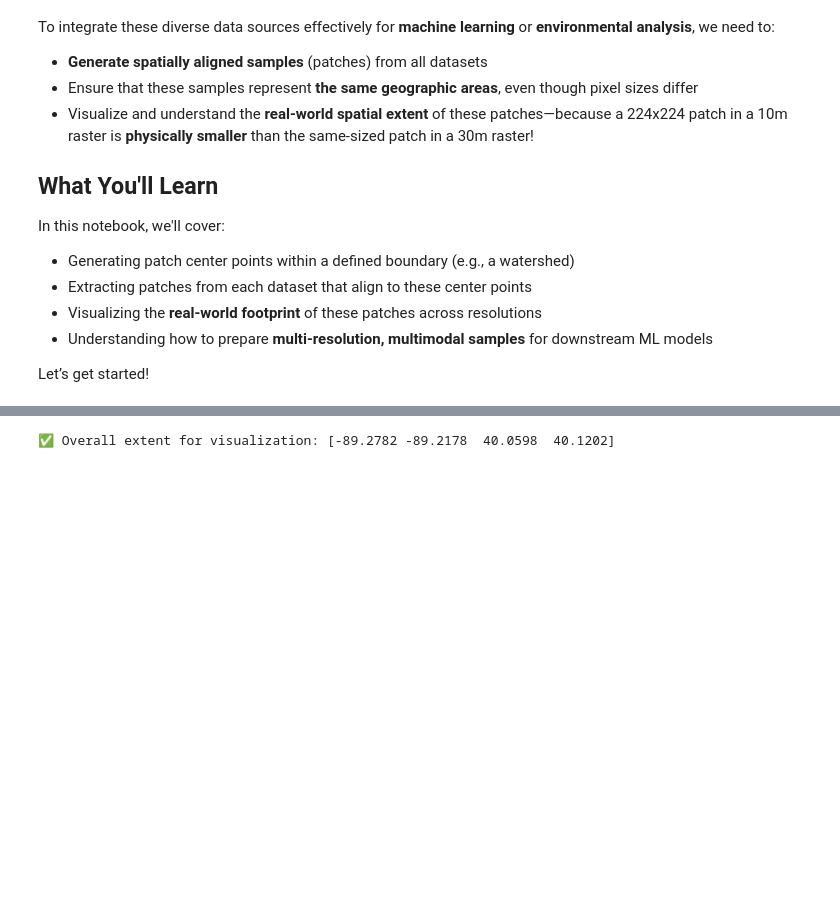
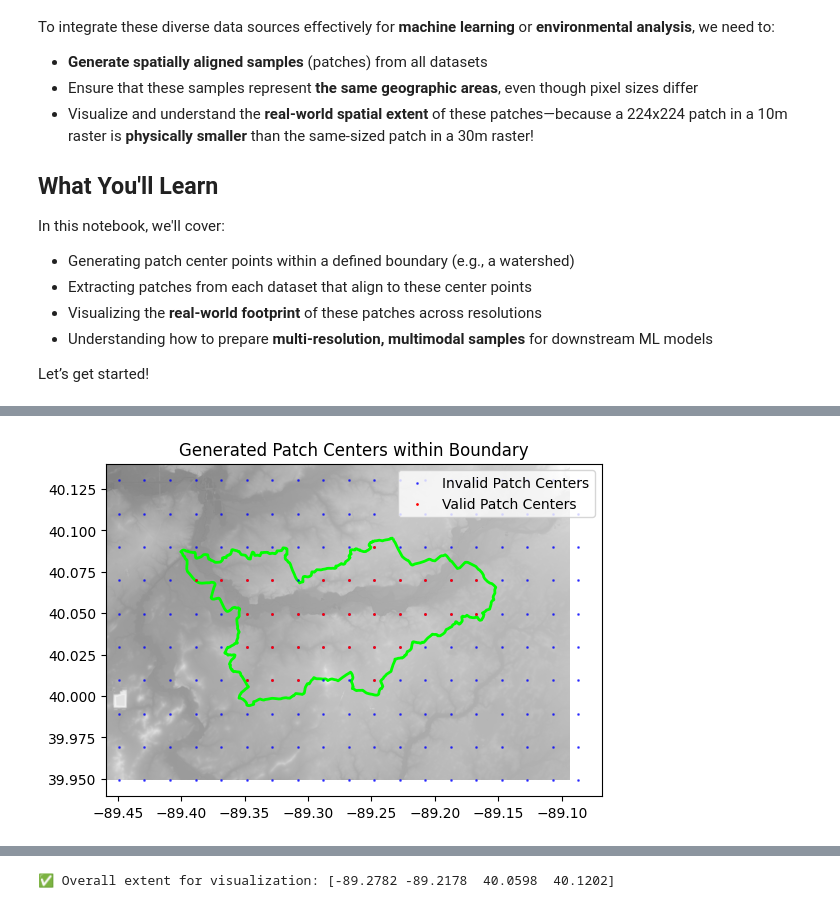
Before and after one commit to N-Jaro/national_ml, a Jupyter notebook: notebooks/test_patch_processing.ipynb, the cells around one changed output, grey strips where cells are left out. Saved outputs shown, nothing was run; the diff lists cells and outputs as text; code cells hidden in the pictures; blank space fills up the shorter version.

```diff
--- a/notebooks/test_patch_processing.ipynb
+++ b/notebooks/test_patch_processing.ipynb
@@ -245,0 +143,69 @@ See: https://matplotlib.org/stable/tutorials/intermediate/legend_guide.html#impl
+# %%
+# ----------------------------------------------
+# Function to generate patch center points
+# ----------------------------------------------
+def generate_patch_centers(raster_path, patch_size, stride):
+    """
+    Generate patch center points (lon, lat) from a raster file.
+
+    Parameters:
+        raster_path (str): Path to the raster file
+        patch_size (int): Size of the patch in pixels
+        stride (int): Stride for window movement
+
+    Returns:
+        GeoDataFrame: Patch center points in EPSG:4326
+    """
+    patch_coords = []
+    with rasterio.open(raster_path) as ds:
+        height, width = ds.height, ds.width
+        for r in range(0, height, stride):
+            for c in range(0, width, stride):
+                center_r = r + patch_size // 2
+                center_c = c + patch_size // 2
+                lon, lat = ds.xy(center_r, center_c)  # Convert pixel center to lon/lat
+                patch_coords.append((lon, lat))
+
+    # Create GeoDataFrame of patch center points
+    patch_gdf = gpd.GeoDataFrame({'geometry': [Point(lon, lat) for lon, lat in patch_coords]}, crs='EPSG:4326')
+    return patch_gdf
+
+# ----------------------------------------------
+# Generate all patch center points
+# ----------------------------------------------
+raster_path = os.path.join(data_path, 'HUC12_071300090405_Pine_Lake-Middle_Salt_Creek_DEM_10m_Rect.tif')
+patch_size = 224
+stride = 224
+
+# Generate patch centers from raster
+patch_centers_gdf = generate_patch_centers(raster_path, patch_size, stride)
+
+# ----------------------------------------------
+# Filter valid patch centers within boundary
+# ----------------------------------------------
+# Important: Make sure both are in the same CRS before spatial operation!
+# Here we assume boundary_gdf is already in EPSG:4326 (same as patch_centers_gdf)
+valid_centers_gdf = patch_centers_gdf[patch_centers_gdf.within(boundary_gdf.unary_union)]
+
+# ----------------------------------------------
+# Visualization
+# ----------------------------------------------
+# Plot boundary
+base = boundary_gdf.plot(facecolor='none', edgecolor='lime', linewidth=2)
+
+# Plot raster as a grayscale background
+with rasterio.open(raster_path) as ds:
+    # Optional: Reproject raster if needed to match boundary CRS (not done here)
+    show(ds, ax=base, cmap='gray', alpha=0.5)
+
+# Plot all patch centers in blue
+patch_centers_gdf.plot(ax=base, color='blue', markersize=1, alpha=0.6, label='Invalid Patch Centers')
+
+# Plot valid patch centers in red
+valid_centers_gdf.plot(ax=base, color='red', markersize=1, alpha=1, label='Valid Patch Centers')
+
+plt.title("Generated Patch Centers within Boundary")
+plt.legend(loc='upper right')
+plt.show()
+# %% [output]
+[figure, added]
```
Also changed, not shown: parts of 19 cells of this notebook.
